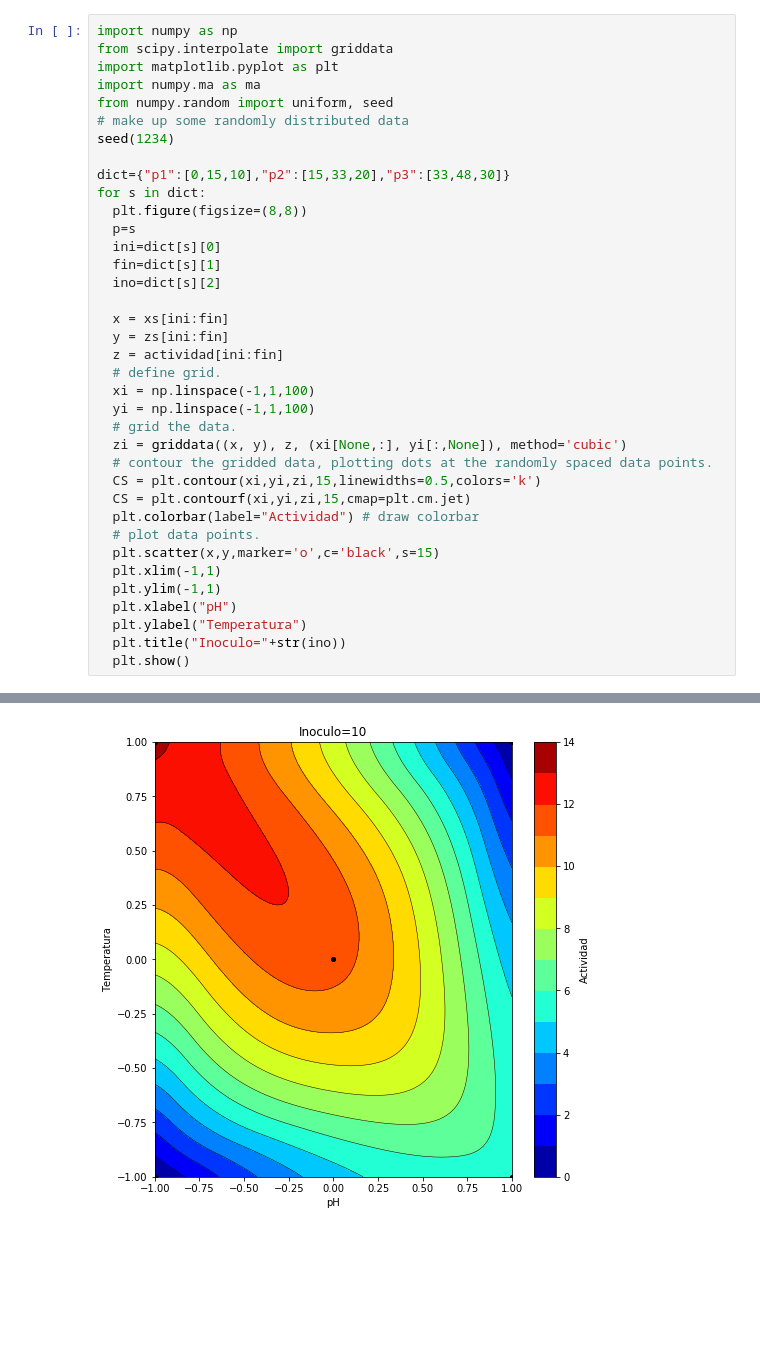
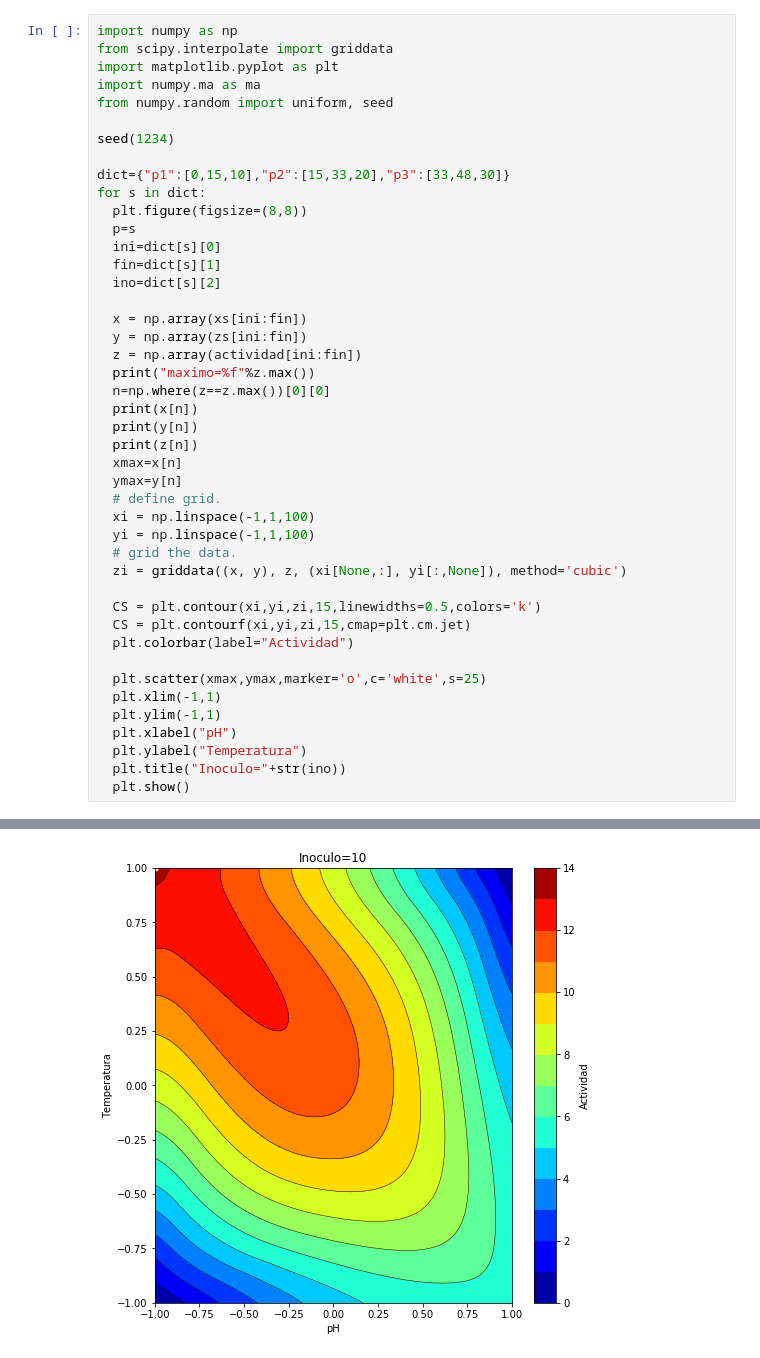
Before and after one commit to pgbeermann2017/MatrizDatos, a Jupyter notebook: Grafica3D.ipynb, the cells around one changed output, grey strips where cells are left out. Saved outputs shown, nothing was run; the diff lists cells and outputs as text; blank space fills up the shorter version.

```diff
--- a/Grafica3D.ipynb
+++ b/Grafica3D.ipynb
@@ -28,7 +29,7 @@ from scipy.interpolate import griddata
 import matplotlib.pyplot as plt
 import numpy.ma as ma
 from numpy.random import uniform, seed
-# make up some randomly distributed data
+
 seed(1234)
 
 dict={"p1":[0,15,10],"p2":[15,33,20],"p3":[33,48,30]}
@@ -39,20 +40,27 @@ for s in dict:
   fin=dict[s][1]
   ino=dict[s][2]
 
-  x = xs[ini:fin]
-  y = zs[ini:fin]
-  z = actividad[ini:fin]
+  x = np.array(xs[ini:fin])
+  y = np.array(zs[ini:fin])
+  z = np.array(actividad[ini:fin])
+  print("maximo=%f"%z.max())
+  n=np.where(z==z.max())[0][0]
+  print(x[n])
+  print(y[n])
+  print(z[n])
+  xmax=x[n]
+  ymax=y[n]
   # define grid.
   xi = np.linspace(-1,1,100)
   yi = np.linspace(-1,1,100)
   # grid the data.
   zi = griddata((x, y), z, (xi[None,:], yi[:,None]), method='cubic')
-  # contour the gridded data, plotting dots at the randomly spaced data points.
+
   CS = plt.contour(xi,yi,zi,15,linewidths=0.5,colors='k')
   CS = plt.contourf(xi,yi,zi,15,cmap=plt.cm.jet)
-  plt.colorbar(label="Actividad") # draw colorbar
-  # plot data points.
-  plt.scatter(x,y,marker='o',c='black',s=15)
+  plt.colorbar(label="Actividad")
+
+  plt.scatter(xmax,ymax,marker='o',c='white',s=25)
   plt.xlim(-1,1)
   plt.ylim(-1,1)
   plt.xlabel("pH")
@@ -63 +75 @@ for s in dict:
-[figure, old version]
+[figure, new version]
```
Also changed, not shown: parts of 3 cells of this notebook.
